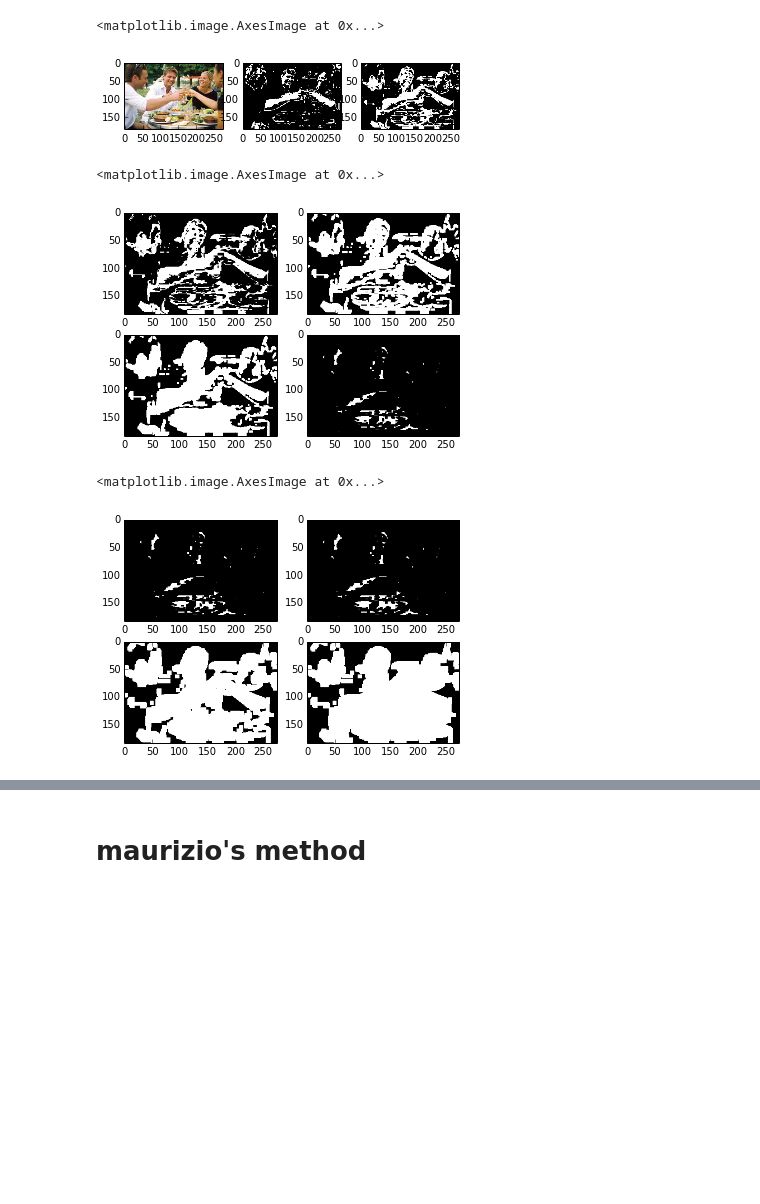
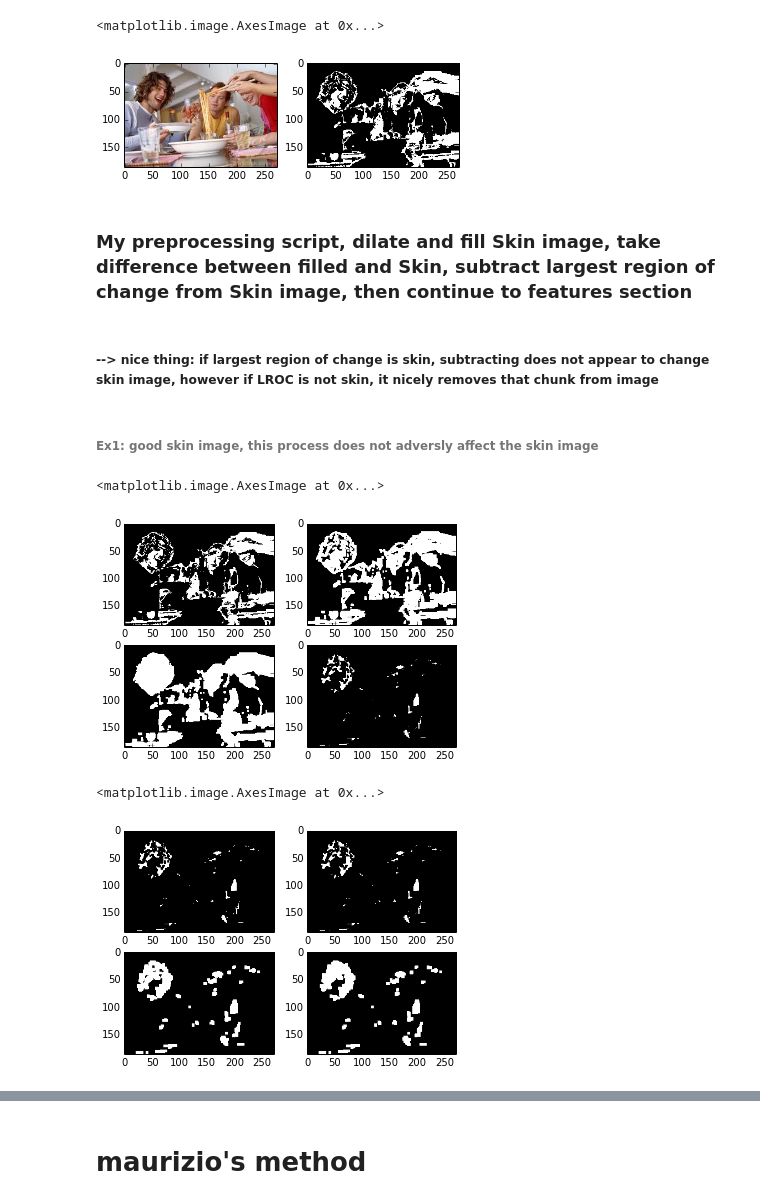
Before and after one commit to mpellegri/FoodvSkin, a Jupyter notebook: KFeatures.ipynb, the cells around one changed output, grey strips where cells are left out. Saved outputs shown, nothing was run; the diff lists cells and outputs as text; code cells hidden in the pictures; blank space fills up the shorter version.

```diff
--- a/KFeatures.ipynb
+++ b/KFeatures.ipynb
@@ -80,0 +162,14 @@ ax.imshow(img)
+# %%
+image = plt.imread(files[7])
+image_eq= exposure.equalize_hist(image)
+obj= SkinImage(image)
+obj_eq= SkinImage(image_eq)
+
+fig, axis = plt.subplots(3,2)
+ax=axis.flatten()
+ax[0].imshow(obj.image)
+ax[1].imshow(obj_eq.image)
+ax[2].imshow(obj.abg,cmap="gray")
+ax[3].imshow(obj_eq.abg,cmap="gray")
+ax[4].imshow(obj.ycc,cmap="gray")
+ax[5].imshow(obj_eq.ycc,cmap="gray")
@@ -81,31 +181,57 @@ ax.imshow(img)
+# %%
+def median_NumSkinPx(abg,ycc,abg_eq):
+    '''abg and ycc skin-like filters and abg filter applied to equal hist of image give best results
+    of these 3 return image with median number of skin pixels, this is generally most accurate'''
+    Nskin=np.zeros(3)
+    Nskin[0]= len(np.where(abg==True)[0])
+    Nskin[1]= len(np.where(ycc==True)[0])
+    Nskin[2]= len(np.where(abg_eq==True)[0])
+    med= int(np.median(Nskin))
+    index= np.where(Nskin == med)[0][0]
+    if index==0: return abg
+    elif index ==1: return ycc
+    else: return abg_eq
+
+image = plt.imread(files[7])
+image_eq= exposure.equalize_hist(image)
+obj= SkinImage(image)
+obj_eq= SkinImage(image_eq)
+Skin= median_NumSkinPx(obj.abg,obj.ycc,obj_eq.abg)
 # %%
-obj= SkinImage(img)
-f,ax =plt.subplots(1,3)
-ax[0].imshow(obj.img)
-ax[1].imshow(obj.abg,cmap="gray")
-ax[2].imshow(obj.ycc,cmap="gray")
+f,ax=plt.subplots(1,2)
+ax[0].imshow(obj.image,cmap="gray")
+ax[1].imshow(Skin,cmap="gray")
 # %% [output]
 <matplotlib.image.AxesImage at 0x...>
-[figure, old version]
+[figure, new version]
+# %% [markdown]
+### My preprocessing script, dilate and fill Skin image, take difference between filled and Skin, subtract largest region of change from Skin image, then continue to features section
+# %% [markdown]
+##### --> nice thing: if largest region of change is skin, subtracting does not appear to change skin image, however if LROC is not skin, it nicely removes that chunk from image
+# %% [markdown]
+###### Ex1: good skin image, this process does not adversly affect the skin image
 # %%
+
 #dilate, fill, diff
+image= Skin
 patt = scipy.ndimage.generate_binary_structure(2, 2)
-dilated= scipy.ndimage.morphology.binary_dilation(obj.ycc, iterations=1, structure=patt)
+dilated= scipy.ndimage.morphology.binary_dilation(image, iterations=1, structure=patt)
 filled = scipy.ndimage.morphology.binary_fill_holes(dilated)
 diff=filled-dilated
 
 f,ax =plt.subplots(2,2)
 axis=ax.flatten()
-axis[0].imshow(obj.ycc,cmap="gray")
+axis[0].imshow(image,cmap="gray")
 axis[1].imshow(dilated,cmap="gray")
 axis[2].imshow(filled,cmap="gray")
 axis[3].imshow(diff,cmap="gray")
 # %% [output]
 <matplotlib.image.AxesImage at 0x...>
-[figure, old version]
+[figure, new version]
 # %%
 filled1 = scipy.ndimage.morphology.binary_fill_holes(diff)
-dilated= scipy.ndimage.morphology.binary_dilation(filled, iterations=2, structure=patt)
+dilated= scipy.ndimage.morphology.binary_dilation(filled1, iterations=2, structure=patt)
+#iterations=2 seems perfrom MUCH better than ==1, if ==1 might as well not do this pre-feature step
 filled2 = scipy.ndimage.morphology.binary_fill_holes(dilated)
 
 f,ax =plt.subplots(2,2)
@@ -116,6 +242,6 @@ axis[2].imshow(dilated,cmap="gray")
 axis[3].imshow(filled2,cmap="gray")
 # %% [output]
 <matplotlib.image.AxesImage at 0x...>
-[figure, old version]
+[figure, new version]
 # %%
 #sudeep blobs, max area blob probably not skin
```
Also changed, not shown: parts of 26 cells of this notebook, 5 other files.
